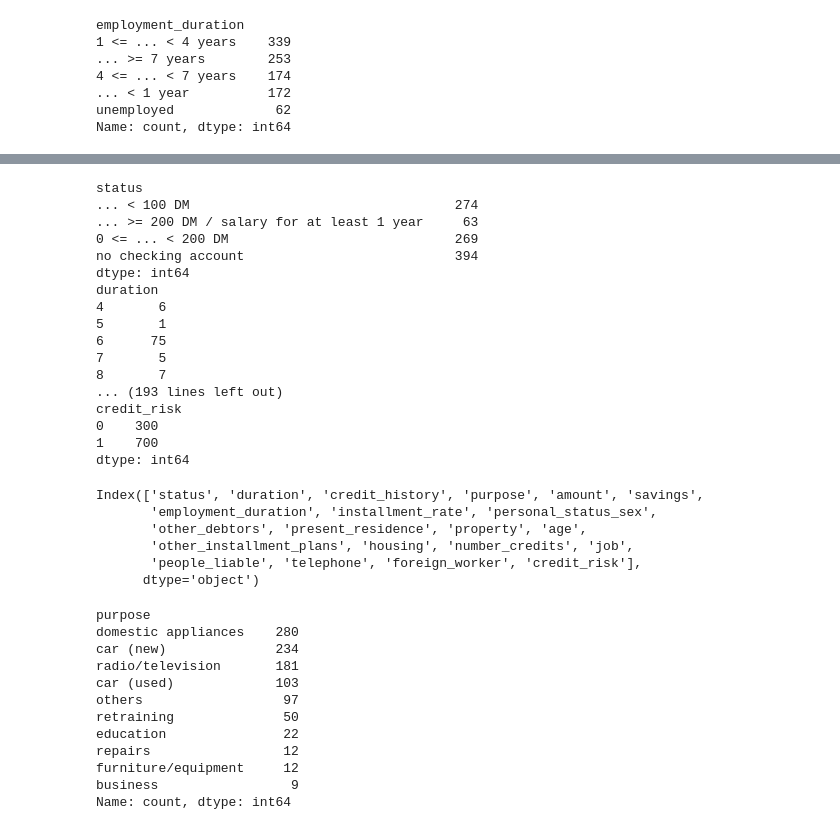
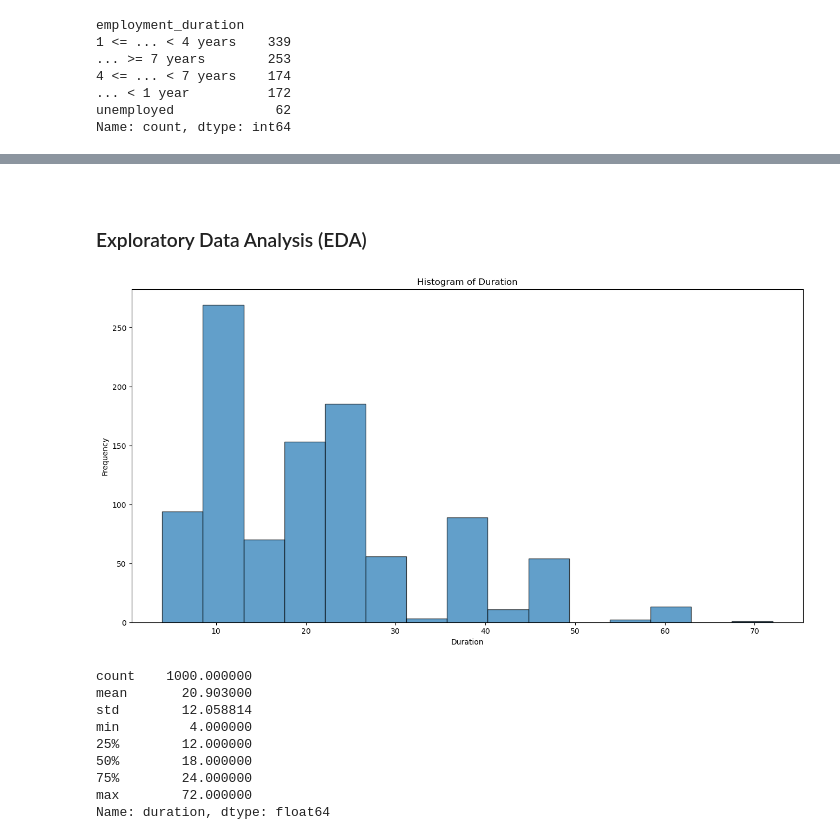
Before and after one commit to GrzegorzPus/Credit_Risk_Analysis, a Jupyter notebook: Exploratory Data Analysis.ipynb, the cells around one changed output, grey strips where cells are left out. Drawn from its saved outputs; the diff is of its cells as text; code cells hidden in the pictures.

```diff
--- a/Exploratory Data Analysis.ipynb
+++ b/Exploratory Data Analysis.ipynb
@@ -235,47 +123,25 @@ dtype: int64
-# %%
-for col in df.columns:
-    print(df.groupby(col).size())
-# %% [output]
-status
-... < 100 DM                                  274
-... >= 200 DM / salary for at least 1 year     63
-0 <= ... < 200 DM                             269
-no checking account                           394
-dtype: int64
-duration
-4       6
-5       1
-6      75
-7       5
-8       7
-... (193 lines left out)
-credit_risk
-0    300
-1    700
-dtype: int64
-# %%
-df.columns
-# %% [output]
-Index(['status', 'duration', 'credit_history', 'purpose', 'amount', 'savings',
-       'employment_duration', 'installment_rate', 'personal_status_sex',
-       'other_debtors', 'present_residence', 'property', 'age',
-       'other_installment_plans', 'housing', 'number_credits', 'job',
-       'people_liable', 'telephone', 'foreign_worker', 'credit_risk'],
-      dtype='object')
-# %%
-df['purpose'].value_counts()
-# %% [output]
-purpose
-domestic appliances    280
-car (new)              234
-radio/television       181
-car (used)             103
-others                  97
-retraining              50
-education               22
-repairs                 12
-furniture/equipment     12
-business                 9
-Name: count, dtype: int64
-# %%
-df.replace({'purpose': {'car (new)', '': 'furniture_equipment', 'domestic appliance': 'domestic_appliance'}}, inplace=True)
+# %% [markdown]
+<br>
+
+### Exploratory Data Analysis (EDA)
+# %%
+plt.figure(figsize=(16, 8))
+plt.hist(df['duration'], bins=15, edgecolor='k', alpha=0.7)
+plt.title('Histogram of Duration')
+plt.xlabel('Duration')
+plt.ylabel('Frequency')
+plt.show()
+# %% [output]
+[figure, added]
+# %%
+df['duration'].describe()
+# %% [output]
+count    1000.000000
+mean       20.903000
+std        12.058814
+min         4.000000
+25%        12.000000
+50%        18.000000
+75%        24.000000
+max        72.000000
+Name: duration, dtype: float64
```
Also changed, not shown: parts of 32 cells of this notebook.
